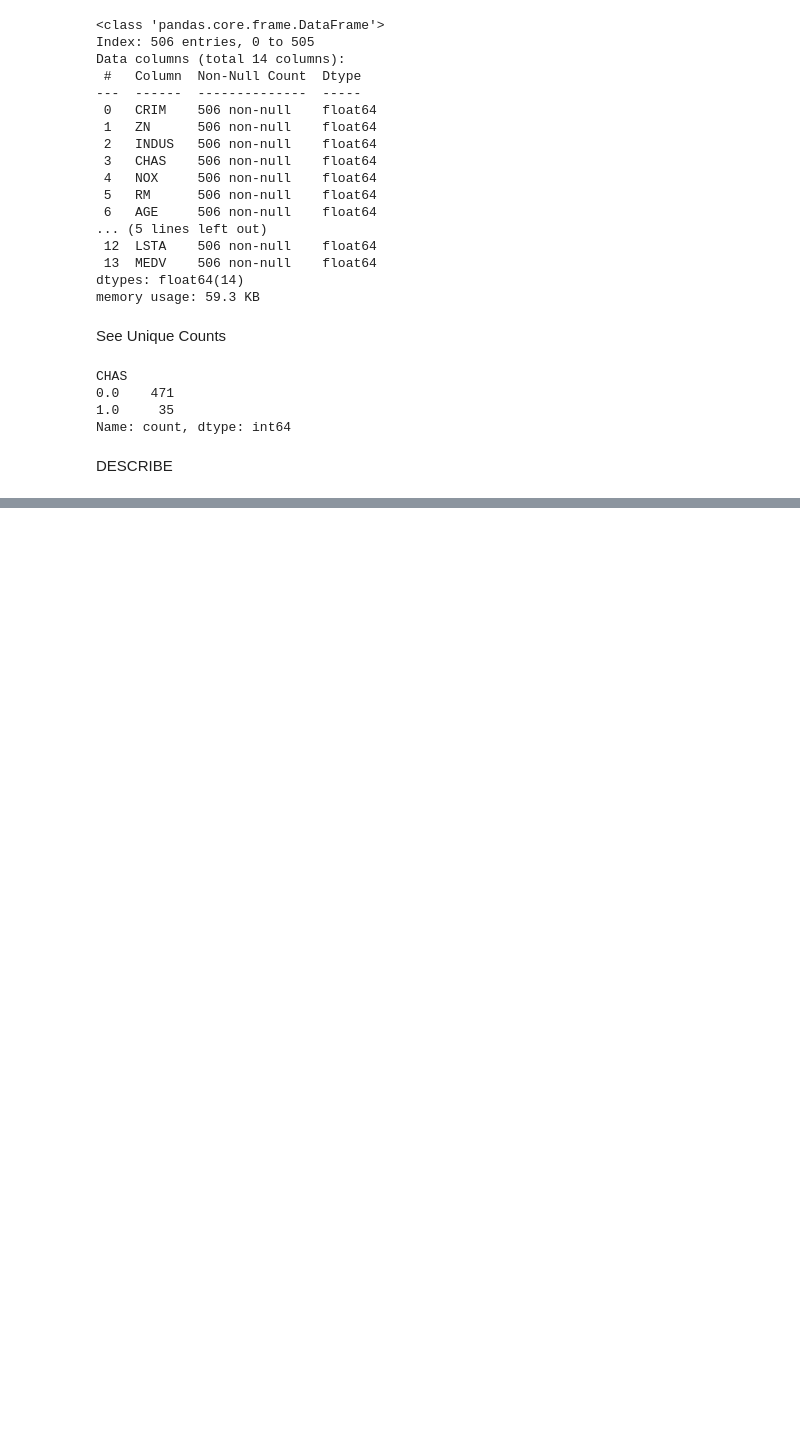
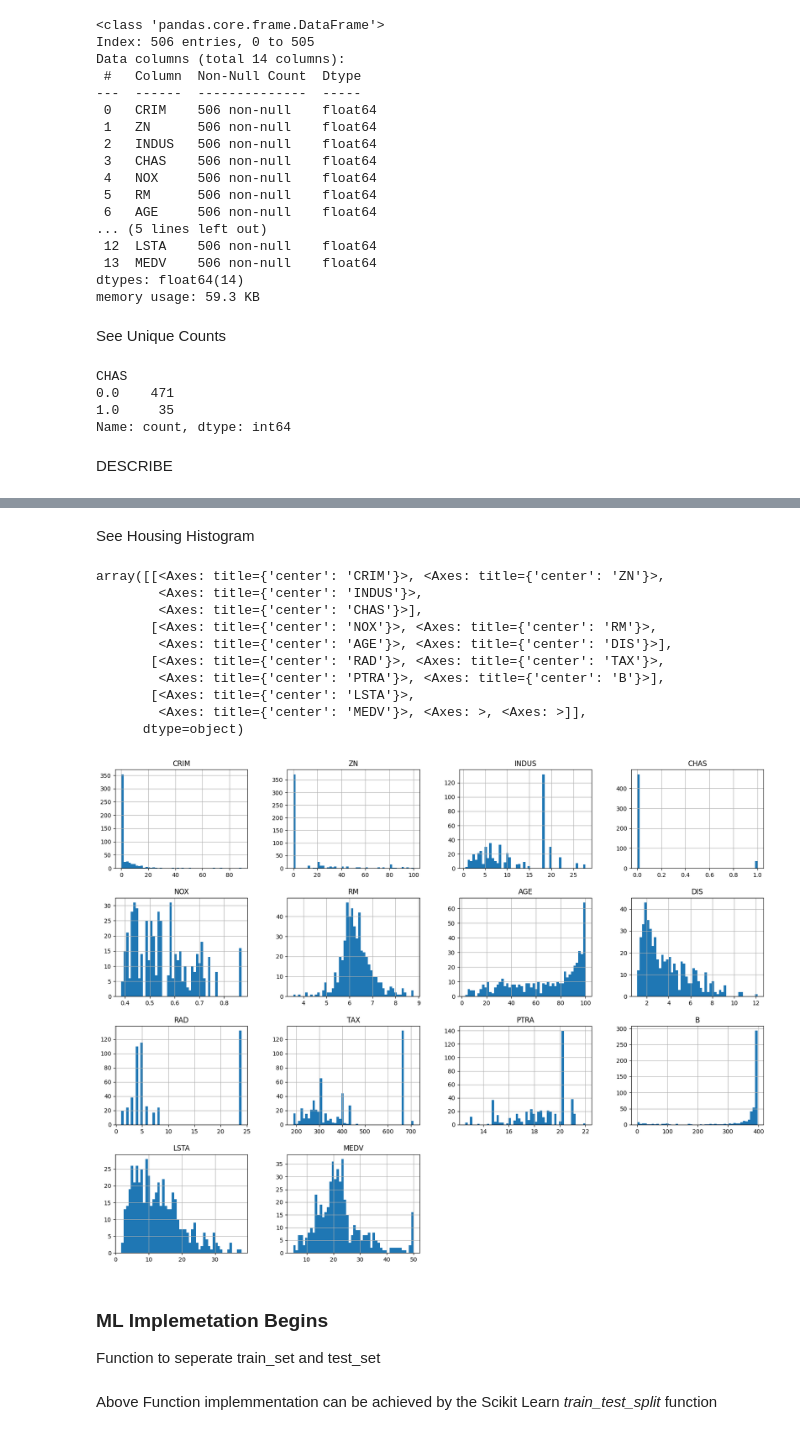
Before and after one commit to kaifahmad/python-mastery, a Jupyter notebook: scikit-learn/05-ml-proj.ipynb, the cells around one changed output, grey strips where cells are left out. Drawn from its saved outputs; the diff is of its cells as text; code cells hidden in the pictures; blank space fills up the shorter version.

Commit message:
test train Split

```diff
--- a/scikit-learn/05-ml-proj.ipynb
+++ b/scikit-learn/05-ml-proj.ipynb
@@ -63,3 +64,22 @@ house_dataframe.describe()
 | 50% | 0.256510 | 0.000000 | 9.690000 | 0.000000 | 0.538000 | 6.208500 | 77.500000 | 3.207450 | 5.000000 | 330.000000 | 19.050000 | ... |
 | 75% | 3.677083 | 12.500000 | 18.100000 | 0.000000 | 0.624000 | 6.623500 | 94.075000 | 5.188425 | 24.000000 | 666.000000 | 20.200000 | ... |
 | max | 88.976200 | 100.000000 | 27.740000 | 1.000000 | 0.871000 | 8.780000 | 100.000000 | 12.126500 | 24.000000 | 711.000000 | 22.000000 | ... |
+# %% [markdown]
+See Housing Histogram
+# %%
+house_dataframe.hist(bins=50, figsize=(20,15))
+# %% [output]
+array([[<Axes: title={'center': 'CRIM'}>, <Axes: title={'center': 'ZN'}>,
+        <Axes: title={'center': 'INDUS'}>,
+        <Axes: title={'center': 'CHAS'}>],
+       [<Axes: title={'center': 'NOX'}>, <Axes: title={'center': 'RM'}>,
+        <Axes: title={'center': 'AGE'}>, <Axes: title={'center': 'DIS'}>],
+       [<Axes: title={'center': 'RAD'}>, <Axes: title={'center': 'TAX'}>,
+        <Axes: title={'center': 'PTRA'}>, <Axes: title={'center': 'B'}>],
+       [<Axes: title={'center': 'LSTA'}>,
+        <Axes: title={'center': 'MEDV'}>, <Axes: >, <Axes: >]],
+      dtype=object)
+[figure, added]
+# %% [markdown]
+### ML Implemetation Begins
+Function to seperate train_set and test_set
@@ -65,0 +95,2 @@ house_dataframe.describe()
+# %% [markdown]
+Above Function implemmentation can be achieved by the Scikit Learn *train_test_split* function
```
Also changed, not shown: parts of 5 cells of this notebook.
